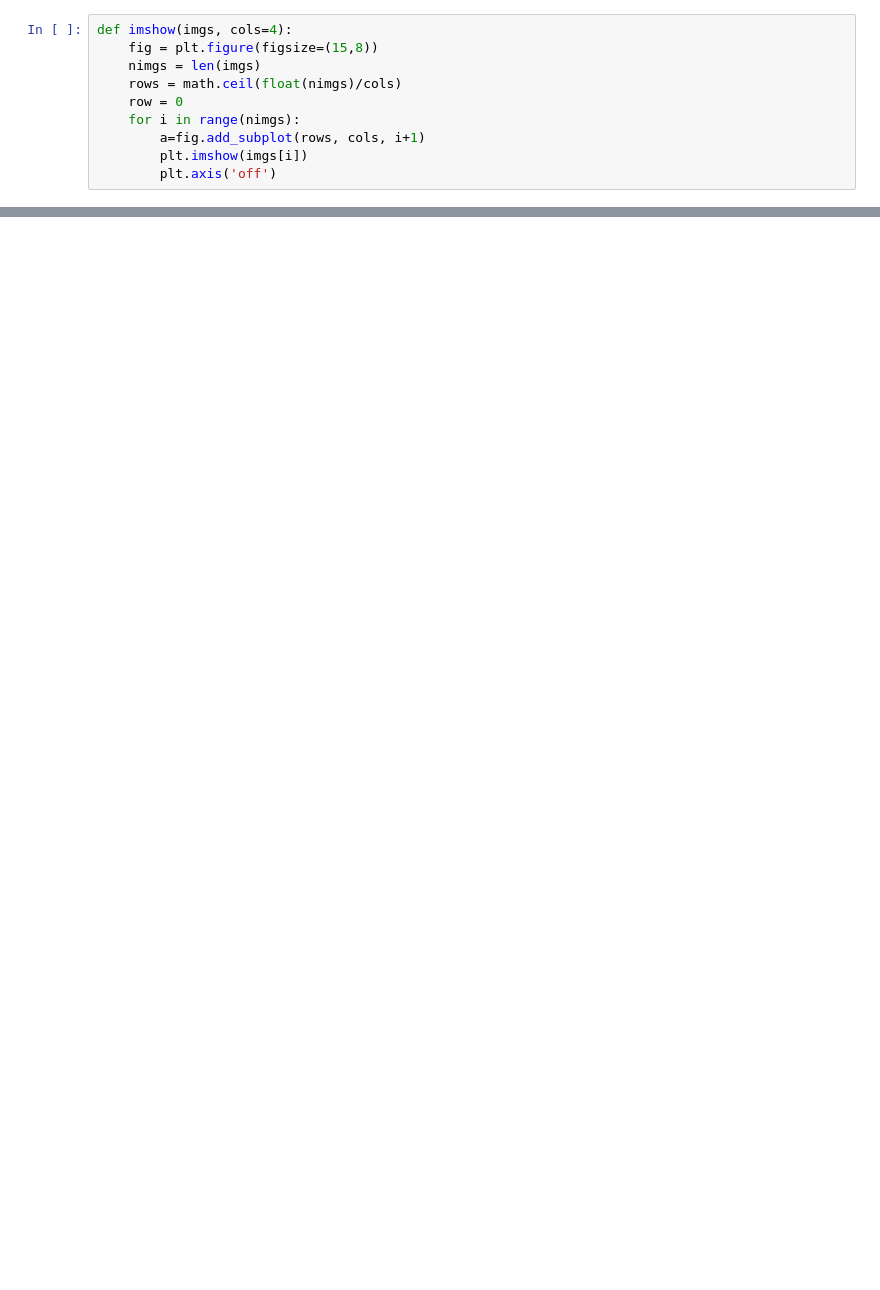
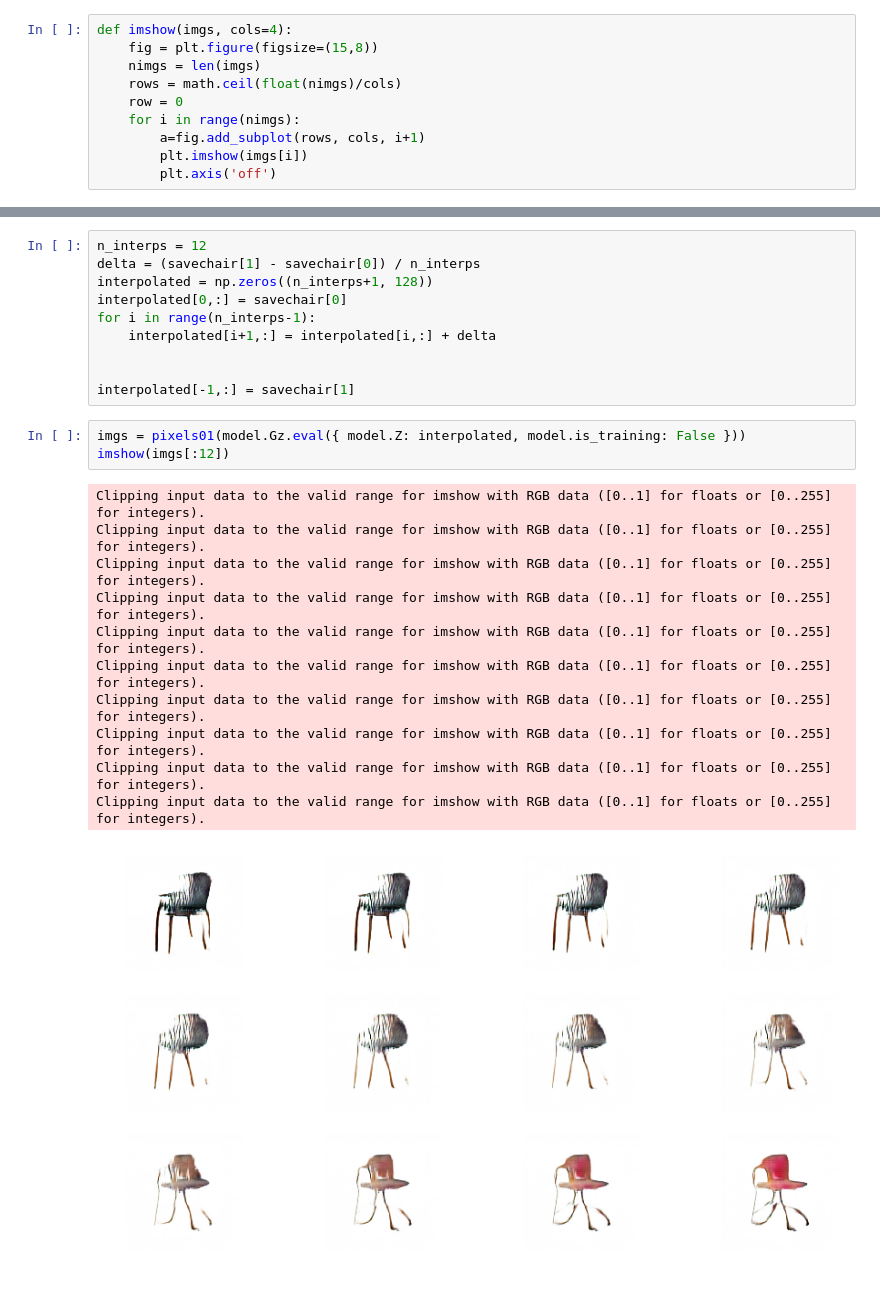
Before and after one commit to IDEO-coLAB/GANs, a Jupyter notebook: notebooks/explore-chairs.ipynb, the cells around one changed output, grey strips where cells are left out. Saved outputs shown, nothing was run; the diff lists cells and outputs as text; blank space fills up the shorter version.

```diff
--- a/notebooks/explore-chairs.ipynb
+++ b/notebooks/explore-chairs.ipynb
@@ -88,0 +87,25 @@ Clipping input data to the valid range for imshow with RGB data ([0..1] for floa
+# %%
+n_interps = 12
+delta = (savechair[1] - savechair[0]) / n_interps
+interpolated = np.zeros((n_interps+1, 128))
+interpolated[0,:] = savechair[0]
+for i in range(n_interps-1):
+    interpolated[i+1,:] = interpolated[i,:] + delta
+
+
+interpolated[-1,:] = savechair[1]
+# %%
+imgs = pixels01(model.Gz.eval({ model.Z: interpolated, model.is_training: False }))
+imshow(imgs[:12])
+# %% [output]
+Clipping input data to the valid range for imshow with RGB data ([0..1] for floats or [0..255] for integers).
+Clipping input data to the valid range for imshow with RGB data ([0..1] for floats or [0..255] for integers).
+Clipping input data to the valid range for imshow with RGB data ([0..1] for floats or [0..255] for integers).
+Clipping input data to the valid range for imshow with RGB data ([0..1] for floats or [0..255] for integers).
+Clipping input data to the valid range for imshow with RGB data ([0..1] for floats or [0..255] for integers).
+Clipping input data to the valid range for imshow with RGB data ([0..1] for floats or [0..255] for integers).
+Clipping input data to the valid range for imshow with RGB data ([0..1] for floats or [0..255] for integers).
+Clipping input data to the valid range for imshow with RGB data ([0..1] for floats or [0..255] for integers).
+Clipping input data to the valid range for imshow with RGB data ([0..1] for floats or [0..255] for integers).
+Clipping input data to the valid range for imshow with RGB data ([0..1] for floats or [0..255] for integers).
+[figure, added]
```
Also changed, not shown: parts of 11 cells of this notebook, 2 other files.
